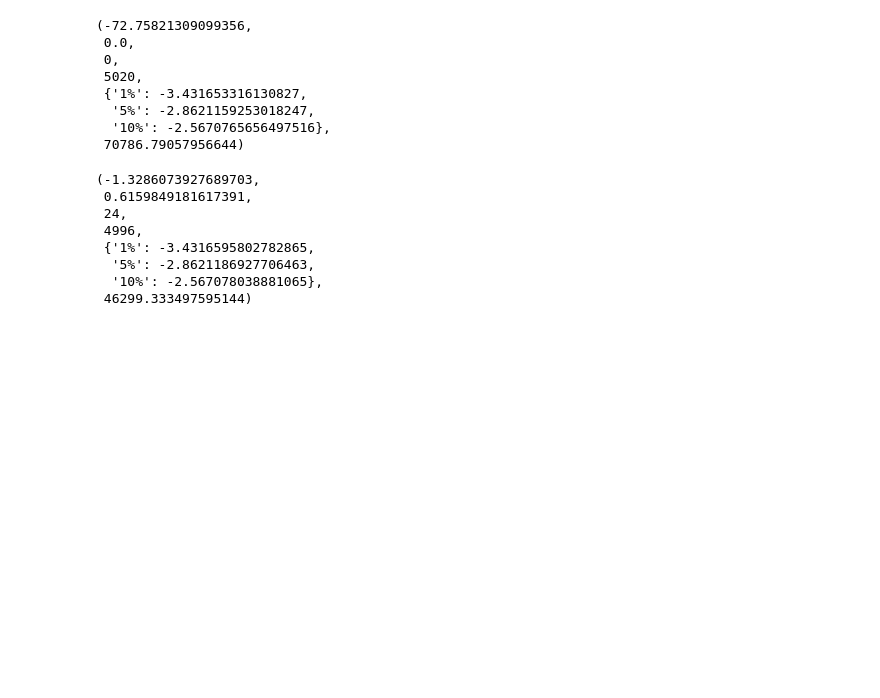
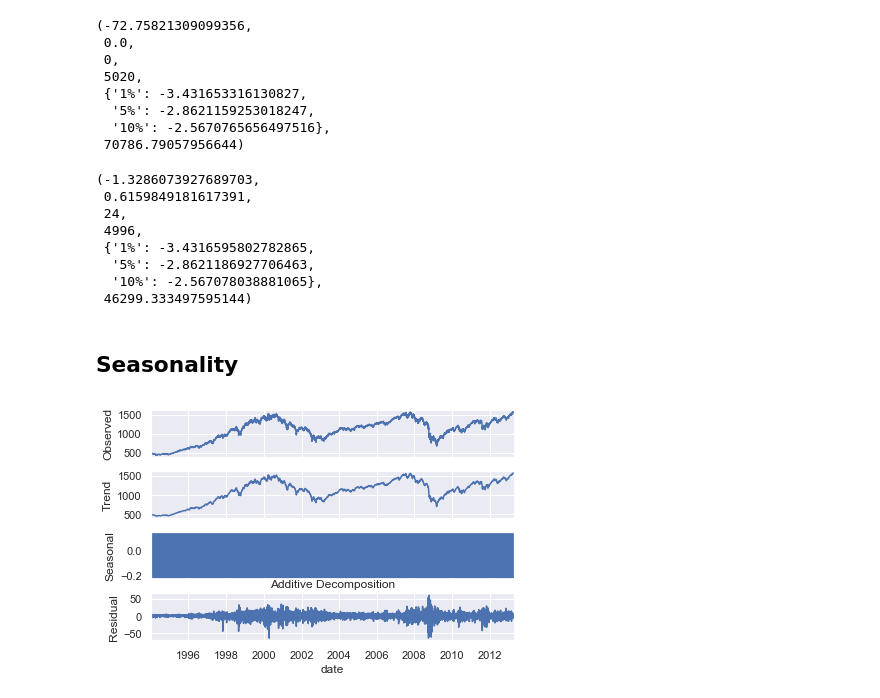
Before and after one commit to pauloteixeirajr/time-series-python, a Jupyter notebook: Working with Time Series in Python.ipynb, the cells around one changed output. Drawn from its saved outputs; the diff is of its cells as text; code cells hidden in the pictures; blank space fills up the shorter version.

Commit message:
Understanding Seasonality

```diff
--- a/Working with Time Series in Python.ipynb
+++ b/Working with Time Series in Python.ipynb
@@ -180,3 +180,26 @@ sts.adfuller(df.rw)
   '5%': -2.8621186927706463,
   '10%': -2.567078038881065},
  46299.333497595144)
+# %% [markdown]
+## Seasonality
+# %%
+# Decompose the sequence
+# We split into 3 effects:
+# Trend -> Pattern consisted throughout the data
+# Seasonal -> All cyclical effects due to seasonality
+# Residual -> Error of prediction
+
+# The simplest type of decomposition is called "Naive".
+# With Naive Decomposition we expect a linear relationship
+# between the three parts in the observed time series.
+
+# Two main approaches:
+# - Additive: Trend + Seasonal + Residual
+s_dec_additive = seasonal_decompose(df.market_value, model = 'additive')
+s_dec_additive.plot()
+plt.title('Additive Decomposition')
+plt.show()
+# In this case, the result of the additive decomposition
+# suggests no seasonality in the data
+# %% [output]
+[figure, added]
```
Also changed, not shown: parts of 1 cell of this notebook.
